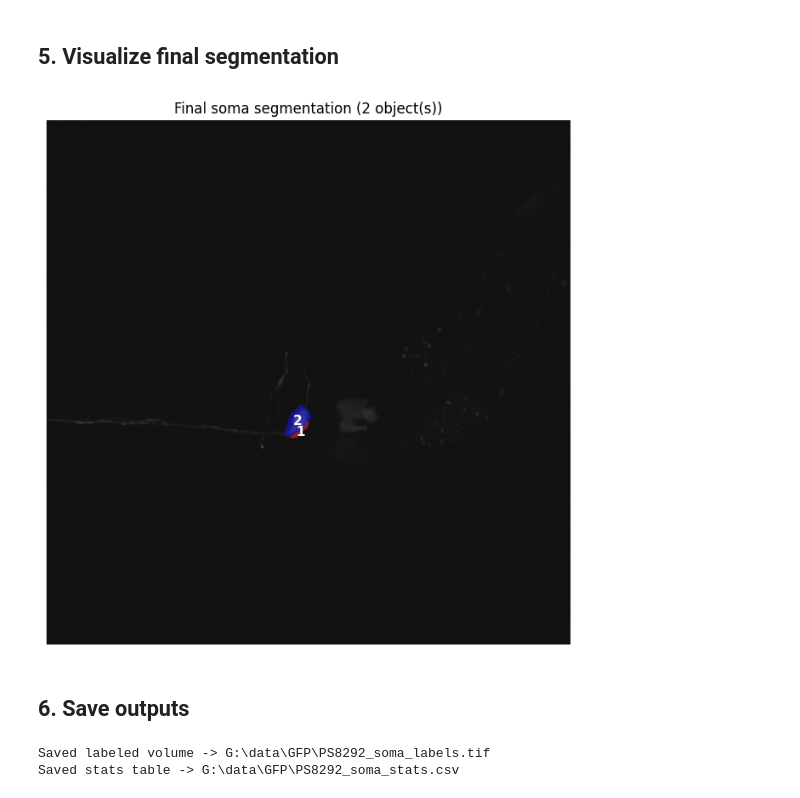
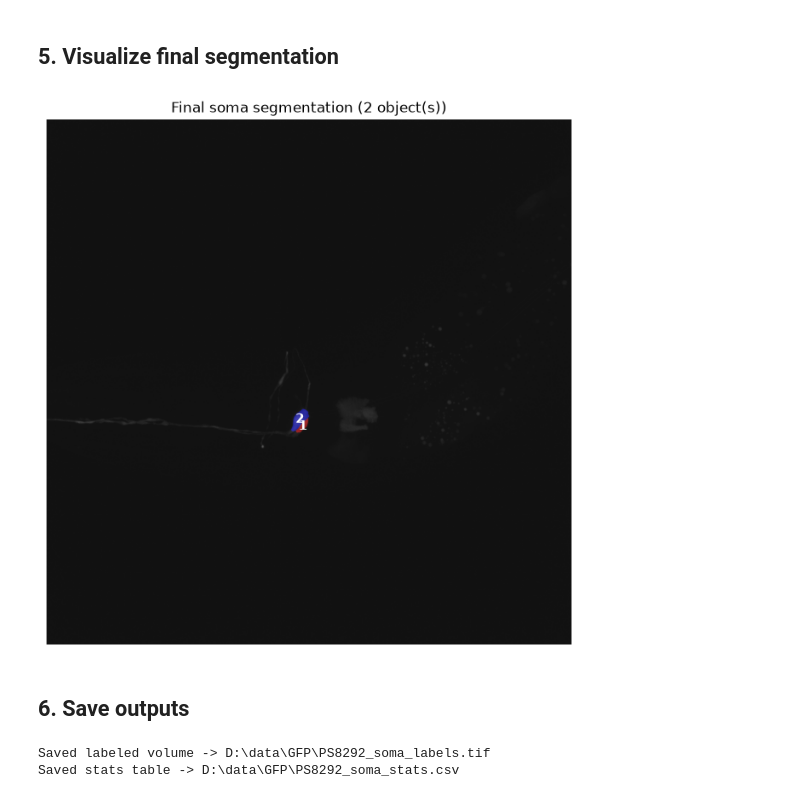
Before and after one commit to JDAguirre2795/seqWORM, a Jupyter notebook: Notebooks/Soma_Segmentation_3D.ipynb, the cells around one changed output. Drawn from its saved outputs; the diff is of its cells as text; code cells hidden in the pictures.

```diff
--- a/Notebooks/Soma_Segmentation_3D.ipynb
+++ b/Notebooks/Soma_Segmentation_3D.ipynb
@@ -30,7 +30,7 @@ from skimage.color import label2rgb
 Everything that depends on your optics/biology lives here — tune these first, the rest of the notebook shouldn't need edits.
 # %%
 # --- File ---
-ims_path = r"G:\data\GFP\PS8292.ims"
+ims_path = r"D:\data\GFP\PS8292.ims"
 channel = 0  # single 488 channel
 resolution_level = 0  # 0 = full resolution
 
@@ -68,6 +68,14 @@ min_solidity = 0.8  # rejects irregular/branchy leftovers, not a strict roundnes
 # (e.g. autofluorescent granules) — that needs brightness. Expressed as a multiple of THIS
 # image's own threshold so it stays meaningful across files with different overall brightness.
 min_mean_intensity_factor = 1.3
+
+# --- Boundary refinement (step 4b; runs after detection, never changes which somas are kept) ---
+# The triangle threshold sits just above background, so detected labels include each soma's
+# blur halo. Each kept soma is trimmed to the voxels brighter than this fraction of the way
+# from the threshold up to that soma's own peak. 0 = no trimming, higher = tighter.
+# 0.35 recovered a known 4 um soma's volume within ~5% on a blurred synthetic test (0.5 cut ~15%
+# too deep). Raise it if labels still look too big, lower it if they cut into the soma.
+boundary_fraction = 0.25
 # %% [markdown]
 ## Load the volume
 # %%
@@ -317,9 +372,9 @@ plot_labeled_candidates(final_labels, raw_mip, f"{len(keep)} kept after filterin
 # %% [markdown]
 ## 5. Visualize final segmentation
 # %%
-plot_labeled_candidates(final_labels, raw_mip, f"Final soma segmentation ({len(keep)} object(s))")
+plot_labeled_candidates(refined_labels, raw_mip, f"Final soma segmentation ({len(refined_stats)} object(s))")
 # %% [output]
-[figure, old version]
+[figure, new version]
 # %% [markdown]
 ## 6. Save outputs
 # %%
@@ -329,11 +384,11 @@ ims_path_obj = Path(ims_path)
 labels_out_path = ims_path_obj.with_name(ims_path_obj.stem + "_soma_labels.tif")
 stats_out_path = ims_path_obj.with_name(ims_path_obj.stem + "_soma_stats.csv")
 
-tifffile.imwrite(labels_out_path, final_labels)
-keep.to_csv(stats_out_path, index=False)
+tifffile.imwrite(labels_out_path, refined_labels)
+refined_stats.to_csv(stats_out_path, index=False)
 
 print(f"Saved labeled volume -> {labels_out_path}")
 print(f"Saved stats table -> {stats_out_path}")
 # %% [output]
-Saved labeled volume -> G:\data\GFP\PS8292_soma_labels.tif
-Saved stats table -> G:\data\GFP\PS8292_soma_stats.csv
+Saved labeled volume -> D:\data\GFP\PS8292_soma_labels.tif
+Saved stats table -> D:\data\GFP\PS8292_soma_stats.csv
```
Also changed, not shown: parts of 9 cells of this notebook, 4 other files.
